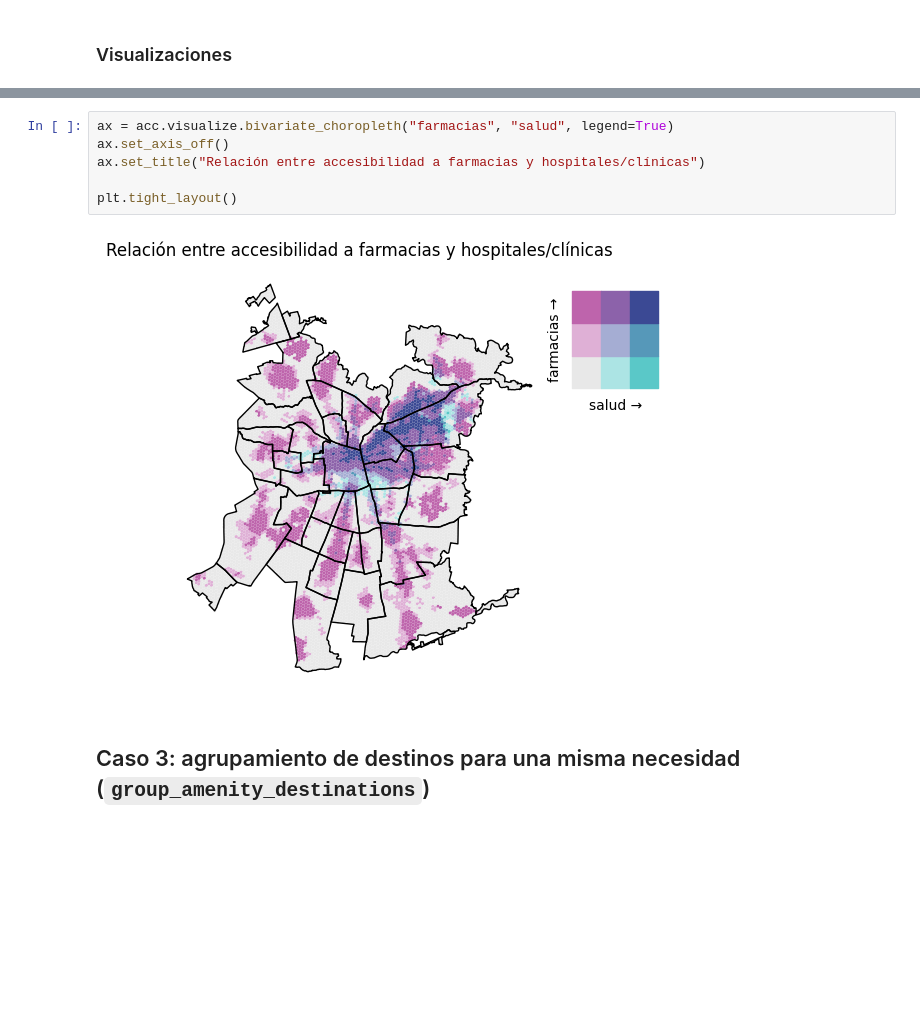
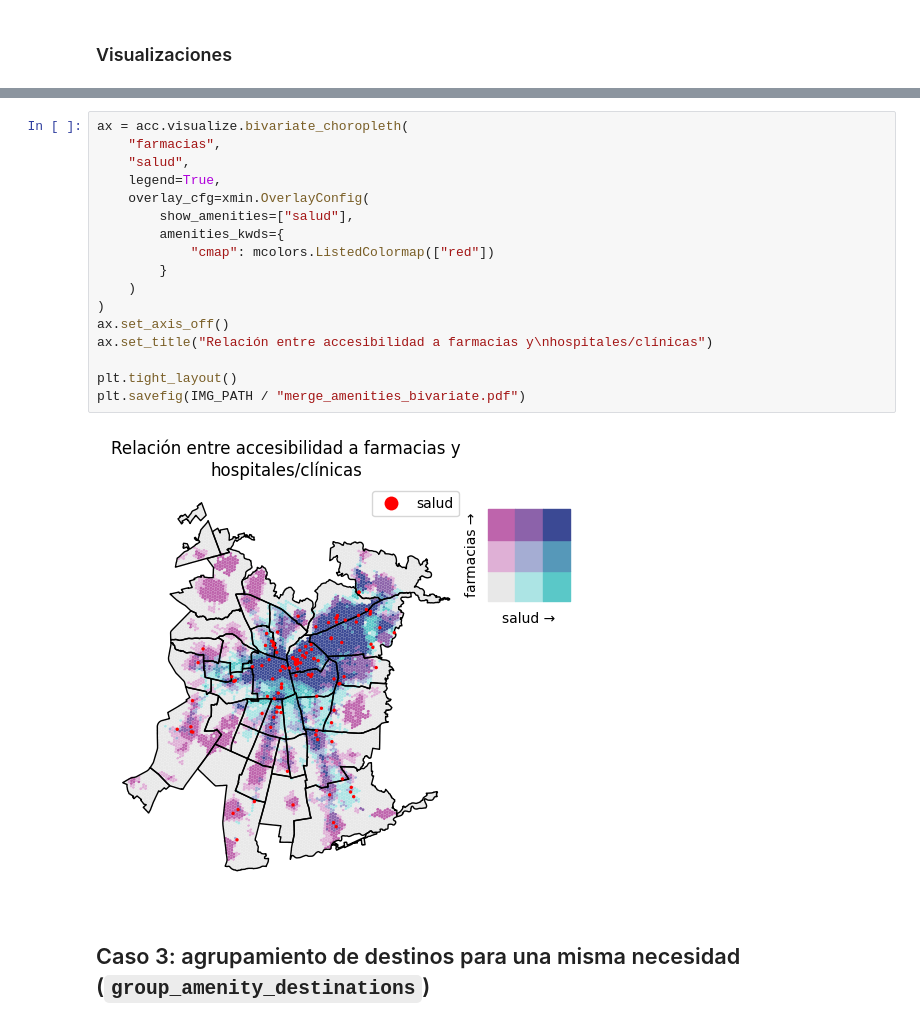
Before and after one commit to claugaete/x-minute-chile, a Jupyter notebook: notebooks/use-cases/merge_ttms.ipynb, the cells around one changed output, grey strips where cells are left out. Drawn from its saved outputs; the diff is of its cells as text; blank space fills up the shorter version.

Commit message:
feat: arreglar merge amenities
Dejar bonitas las visualizaciones y agregar un poco más de análisis e interpretación.

```diff
--- a/notebooks/use-cases/merge_ttms.ipynb
+++ b/notebooks/use-cases/merge_ttms.ipynb
@@ -491,11 +510,22 @@ plt.tight_layout()
 # %%
-ax = acc.visualize.bivariate_choropleth("farmacias", "salud", legend=True)
+ax = acc.visualize.bivariate_choropleth(
+    "farmacias",
+    "salud",
+    legend=True,
+    overlay_cfg=xmin.OverlayConfig(
+        show_amenities=["salud"],
+        amenities_kwds={
+            "cmap": mcolors.ListedColormap(["red"])
+        }
+    )
+)
 ax.set_axis_off()
-ax.set_title("Relación entre accesibilidad a farmacias y hospitales/clínicas")
+ax.set_title("Relación entre accesibilidad a farmacias y\nhospitales/clínicas")
 
 plt.tight_layout()
+plt.savefig(IMG_PATH / "merge_amenities_bivariate.pdf")
 # %% [output]
-[figure, old version]
+[figure, new version]
 # %% [markdown]
 ## Caso 3: agrupamiento de destinos para una misma necesidad (`group_amenity_destinations`)
 # %% [markdown]
```
Also changed, not shown: parts of 2 cells of this notebook, 2 other files.
